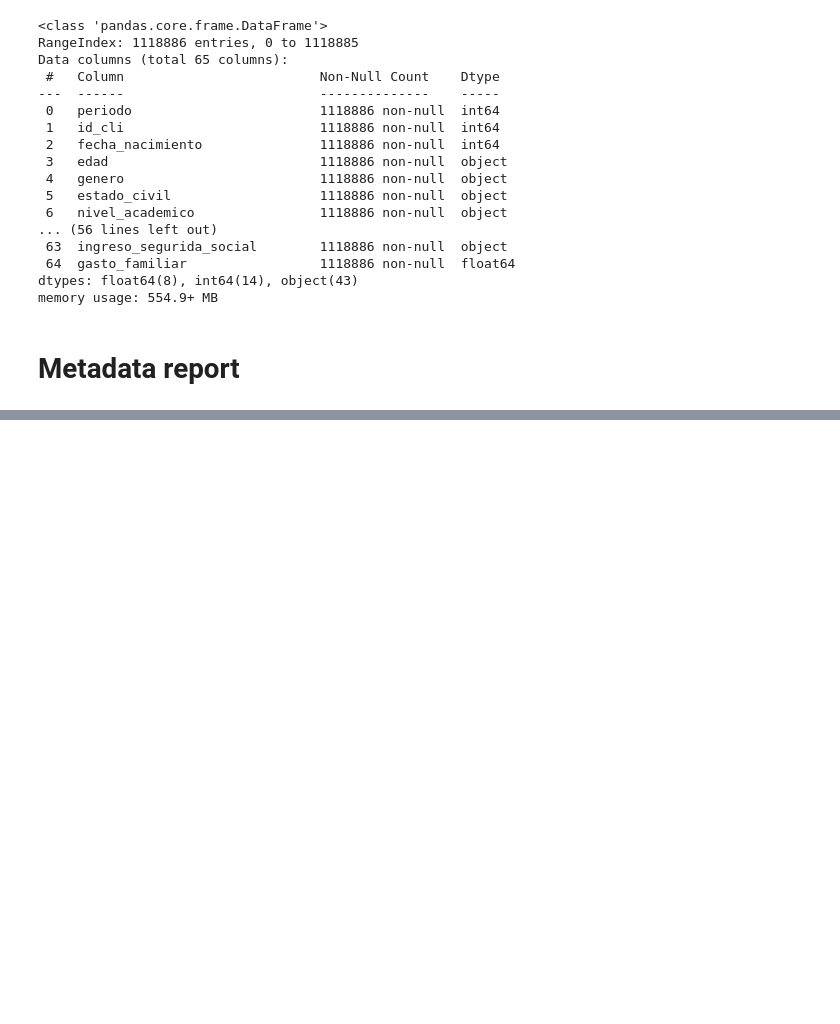
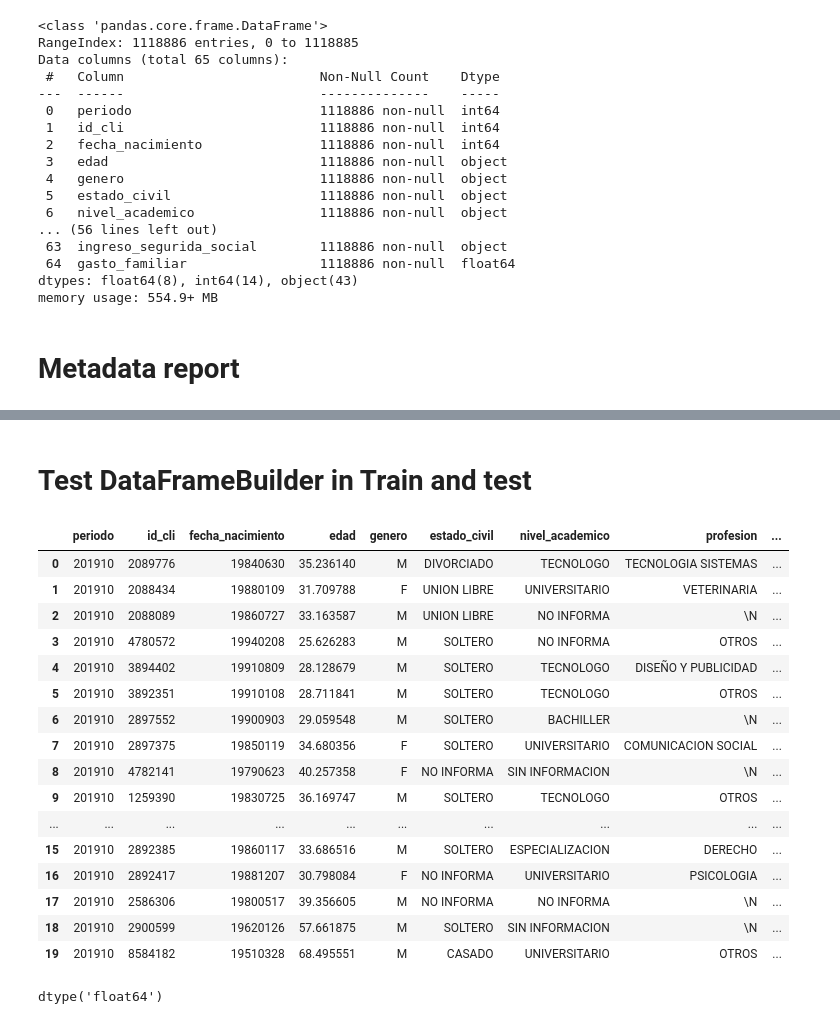
Before and after one commit to abdala9512/bc-dataton, a Jupyter notebook: notebooks/notebook_Miguel.ipynb, the cells around one changed output, grey strips where cells are left out. Cells and saved outputs as stored; diff of their text form; code cells hidden in the pictures; blank space fills up the shorter version.

Commit message:
DataFrame builder pipeline

```diff
--- a/notebooks/notebook_Miguel.ipynb
+++ b/notebooks/notebook_Miguel.ipynb
@@ -44,29 +47,2 @@ plt.rcParams['figure.figsize'] = [16.0, 10.0]
 # %% [markdown]
 # Data Processing class
-# %%
-class DataFrameBuilder:
-
-    HEADER="https://bc-dataton2020.s3.amazonaws.com/dataton_all_data/header.txt"
-
-    def __init__(self, dataframe):
-        self.original_dataframe = self._assign_columns(dataframe)
-
-    def _assign_columns(self, dataframe):
-        column_names = pd.read_csv(DataFrameBuilder.HEADER).columns.to_list()
-        dataframe.columns = column_names
-        return dataframe
-
-    def handle_missing_data(self):
-        pass
-
-    def process_columns(self):
-        pass
-
-    def remove_columns(self):
-        pass
-
-    def create_columns(self):
-        pass
-
-    def build(self):
-        pass
@@ -196,0 +262,2 @@ test.shape
+# %% [markdown]
+# Test DataFrameBuilder in Train and test
@@ -196,0 +269,24 @@ test.shape
+# %%
+df.head(20)
+# %% [output]
+|  | periodo | id_cli | fecha_nacimiento | edad | genero | estado_civil | nivel_academico | profesion | ... |
+| 0 | 201910 | 2089776 | 19840630 | 35.236140 | M | DIVORCIADO | TECNOLOGO | TECNOLOGIA SISTEMAS | ... |
+| 1 | 201910 | 2088434 | 19880109 | 31.709788 | F | UNION LIBRE | UNIVERSITARIO | VETERINARIA | ... |
+| 2 | 201910 | 2088089 | 19860727 | 33.163587 | M | UNION LIBRE | NO INFORMA | \N | ... |
+| 3 | 201910 | 4780572 | 19940208 | 25.626283 | M | SOLTERO | NO INFORMA | OTROS | ... |
+| 4 | 201910 | 3894402 | 19910809 | 28.128679 | M | SOLTERO | TECNOLOGO | DISEÑO Y PUBLICIDAD | ... |
+| 5 | 201910 | 3892351 | 19910108 | 28.711841 | M | SOLTERO | TECNOLOGO | OTROS | ... |
+| 6 | 201910 | 2897552 | 19900903 | 29.059548 | M | SOLTERO | BACHILLER | \N | ... |
+| 7 | 201910 | 2897375 | 19850119 | 34.680356 | F | SOLTERO | UNIVERSITARIO | COMUNICACION SOCIAL | ... |
+| 8 | 201910 | 4782141 | 19790623 | 40.257358 | F | NO INFORMA | SIN INFORMACION | \N | ... |
+| 9 | 201910 | 1259390 | 19830725 | 36.169747 | M | SOLTERO | TECNOLOGO | OTROS | ... |
+| ... | ... | ... | ... | ... | ... | ... | ... | ... | ... |
+| 15 | 201910 | 2892385 | 19860117 | 33.686516 | M | SOLTERO | ESPECIALIZACION | DERECHO | ... |
+| 16 | 201910 | 2892417 | 19881207 | 30.798084 | F | NO INFORMA | UNIVERSITARIO | PSICOLOGIA | ... |
+| 17 | 201910 | 2586306 | 19800517 | 39.356605 | M | NO INFORMA | NO INFORMA | \N | ... |
+| 18 | 201910 | 2900599 | 19620126 | 57.661875 | M | SOLTERO | SIN INFORMACION | \N | ... |
+| 19 | 201910 | 8584182 | 19510328 | 68.495551 | M | CASADO | UNIVERSITARIO | OTROS | ... |
+# %%
+df['gasto_familiar'].dtype
+# %% [output]
+dtype('float64')
```
Also changed, not shown: parts of 21 cells of this notebook, 1 other file.
